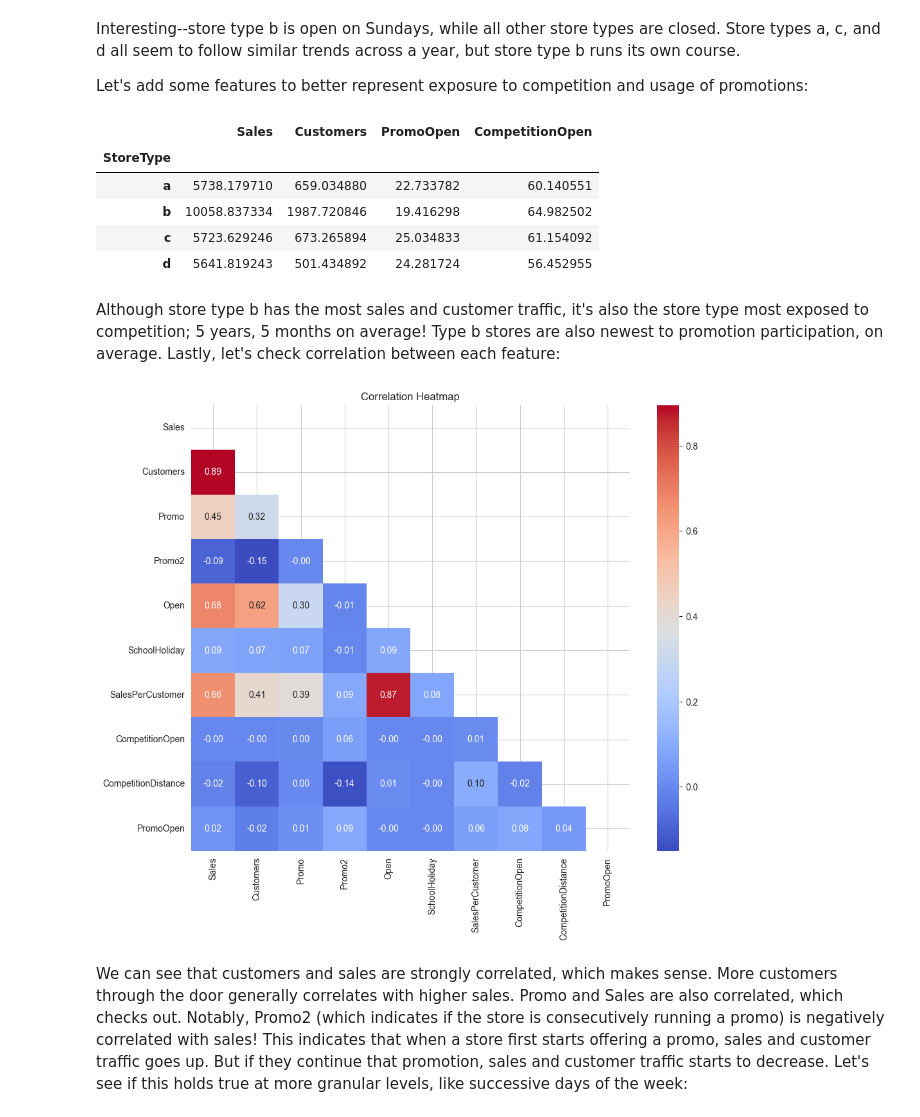
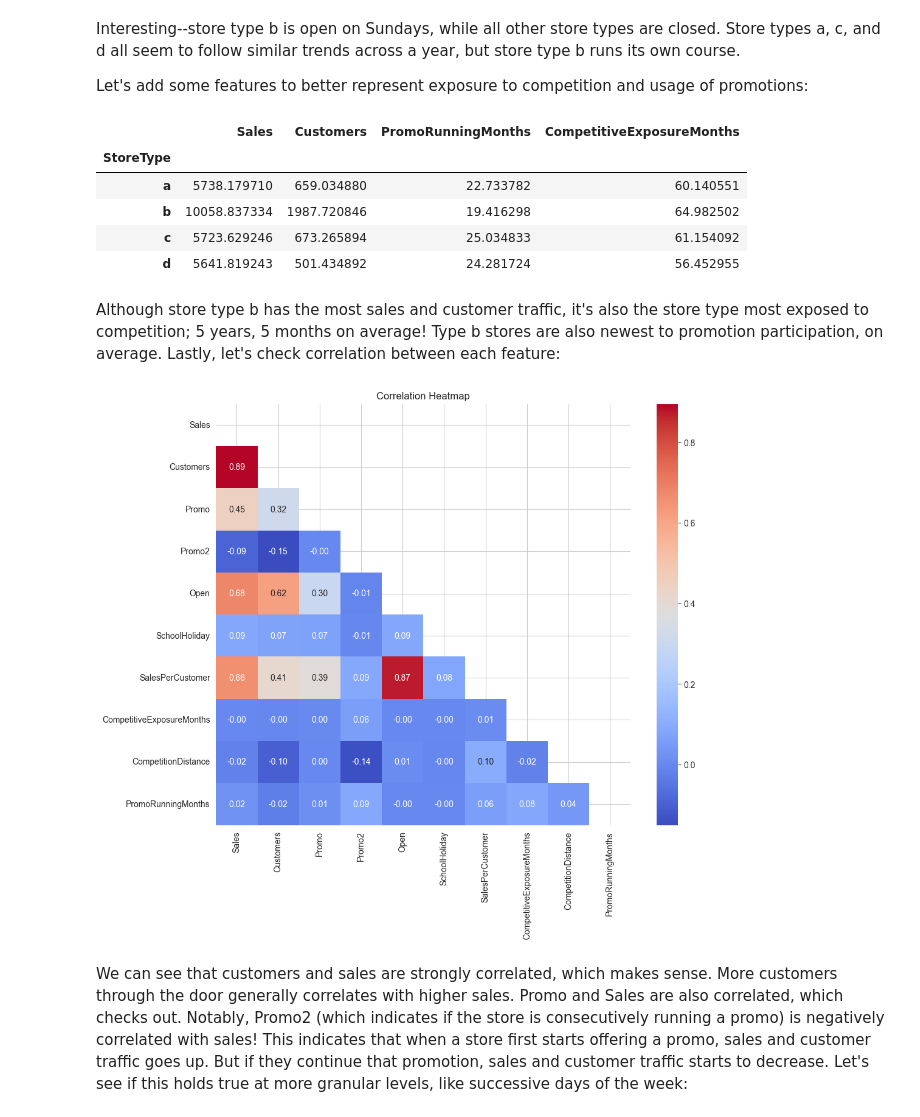
Before and after one commit to austindbirch/data_science_portfolio, a Jupyter notebook: 2: Sales and Revenue Optimization/Sales Forecasting/sales_forecasting.ipynb, the cells around one changed output. Saved outputs shown, nothing was run; the diff lists cells and outputs as text; code cells hidden in the pictures.

```diff
--- a/2: Sales and Revenue Optimization/Sales Forecasting/sales_forecasting.ipynb
+++ b/2: Sales and Revenue Optimization/Sales Forecasting/sales_forecasting.ipynb
@@ -343,20 +341,20 @@ Interesting--store type b is open on Sundays, while all other store types are cl
 Let's add some features to better represent exposure to competition and usage of promotions:
 # %%
 # competition open time (in months)
-full_data['CompetitionOpen'] = 12 * (full_data['Year'] - full_data['CompetitionOpenSinceYear']) + \
+full_data['CompetitiveExposureMonths'] = 12 * (full_data['Year'] - full_data['CompetitionOpenSinceYear']) + \
         (full_data['Month'] - full_data['CompetitionOpenSinceMonth'])
 
 # promo open time (in months)
-full_data['PromoOpen'] = 12 * (full_data['Year'] - full_data['Promo2SinceYear']) + \
+full_data['PromoRunningMonths'] = 12 * (full_data['Year'] - full_data['Promo2SinceYear']) + \
         (full_data['WeekOfYear'] - full_data['Promo2SinceWeek']) / 4.0
 
 # replace NA's by 0
 full_data.fillna(0, inplace = True)
 
 # average PromoOpen time and CompetitionOpen time per store type
-full_data.loc[:, ['StoreType', 'Sales', 'Customers', 'PromoOpen', 'CompetitionOpen']].groupby('StoreType').mean()
+full_data.loc[:, ['StoreType', 'Sales', 'Customers', 'PromoRunningMonths', 'CompetitiveExposureMonths']].groupby('StoreType').mean()
 # %% [output]
-|  | Sales | Customers | PromoOpen | CompetitionOpen |
+|  | Sales | Customers | PromoRunningMonths | CompetitiveExposureMonths |
 | StoreType |  |  |  |  |
 | a | 5738.179710 | 659.034880 | 22.733782 | 60.140551 |
 | b | 10058.837334 | 1987.720846 | 19.416298 | 64.982502 |
@@ -365,16 +363,16 @@ full_data.loc[:, ['StoreType', 'Sales', 'Customers', 'PromoOpen', 'CompetitionOp
 # %% [markdown]
 Although store type b has the most sales and customer traffic, it's also the store type most exposed to competition; 5 years, 5 months on average! Type b stores are also newest to promotion participation, on average. Lastly, let's check correlation between each feature:
 # %%
-correlation_matrix = full_data[['Sales', 'Customers', 'Promo', 'Promo2', 'Open', 'SchoolHoliday', 'SalesPerCustomer', 'CompetitionOpen', 'CompetitionDistance', 'PromoOpen']].corr()
+correlation_matrix = full_data[['Sales', 'Customers', 'Promo', 'Promo2', 'Open', 'SchoolHoliday', 'SalesPerCustomer', 'CompetitiveExposureMonths', 'CompetitionDistance', 'PromoRunningMonths']].corr()
 upper_mask = np.zeros_like(correlation_matrix, dtype = np.bool)
 upper_mask[np.triu_indices_from(upper_mask)] = True
 
 fig, ax = plt.subplots(figsize = (11, 9))
 sns.heatmap(correlation_matrix, mask=upper_mask, annot=True, ax=ax, cmap='coolwarm', fmt='.2f')
 plt.title('Correlation Heatmap')
 plt.show()
 # %% [output]
-[figure, old version]
+[figure, new version]
 # %% [markdown]
 We can see that customers and sales are strongly correlated, which makes sense. More customers through the door generally correlates with higher sales. Promo and Sales are also correlated, which checks out. Notably, Promo2 (which indicates if the store is consecutively running a promo) is negatively correlated with sales! This indicates that when a store first starts offering a promo, sales and customer traffic goes up. But if they continue that promotion, sales and customer traffic starts to decrease. Let's see if this holds true at more granular levels, like successive days of the week:
 # %%
```
Also changed, not shown: parts of 18 cells of this notebook.
